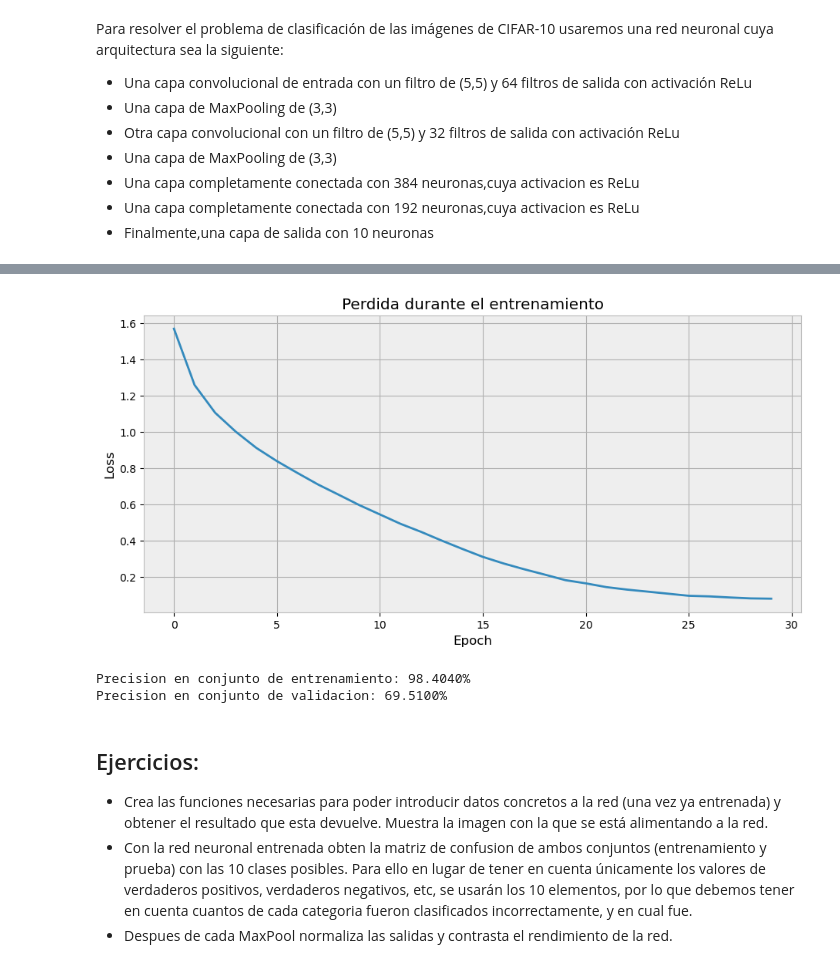
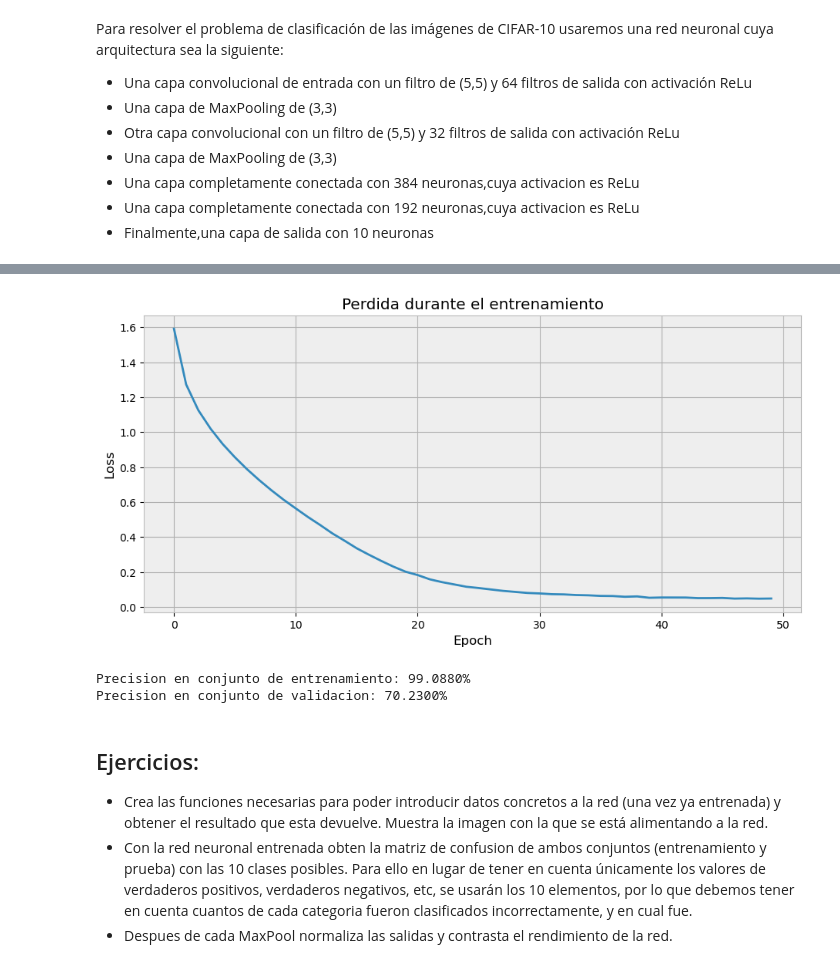
Before and after one commit to CarlosCastanon2099/Redes-Neuronales, a Jupyter notebook: Practicas/Practica-07/CIFAR10-Pytorch.ipynb, the cells around one changed output, grey strips where cells are left out. Drawn from its saved outputs; the diff is of its cells as text; code cells hidden in the pictures.

```diff
--- a/Practicas/Practica-07/CIFAR10-Pytorch.ipynb
+++ b/Practicas/Practica-07/CIFAR10-Pytorch.ipynb
@@ -215,5 +215,7 @@ if cuda and torch.cuda.is_available(): # Cambia a False si no tenemos una GPU di
     RedCIFAR.cuda()
 
 #Entrenamos la red durante 50 pasos(o los que consideres necesarios),con entropia cruzada y el optimizador
-RedCIFAR.train(30,trainloader,criterio,optimizer,cuda=cuda)
+RedCIFAR.train(50,trainloader,criterio,optimizer,cuda=cuda)
+
+# Esta celda con estas especificaciones tarda en ejecutarse 54 minutos
 # %% [output]
@@ -237,4 +239,4 @@ Epoch 30, loss: 0.081
-[figure, old version]
+[figure, new version]
 # %%
 # prec_train =calcularPrecisionGlobal(RedCIFAR,trainloader,4)
 prec_train = calcularPrecisionGlobal(RedCIFAR, trainloader, 4, cuda=cuda)
@@ -252,8 +254,8 @@ print("Precision en conjunto de validacion: %.4f%%" % prec_val)
 # Guardamos el modelo
 torch.save(RedCIFAR.state_dict(), 'CIFAR10_model.pth')
 # %% [output]
-Precision en conjunto de entrenamiento: 98.4040%
-Precision en conjunto de validacion: 69.5100%
+Precision en conjunto de entrenamiento: 99.0880%
+Precision en conjunto de validacion: 70.2300%
 # %% [markdown]
 ## Ejercicios:
 * Crea las funciones necesarias para poder introducir datos concretos a la red (una vez ya entrenada) y obtener el resultado que esta devuelve. Muestra la imagen con la que se está alimentando a la red.
```
Also changed, not shown: parts of 6 cells of this notebook, 2 other files.
